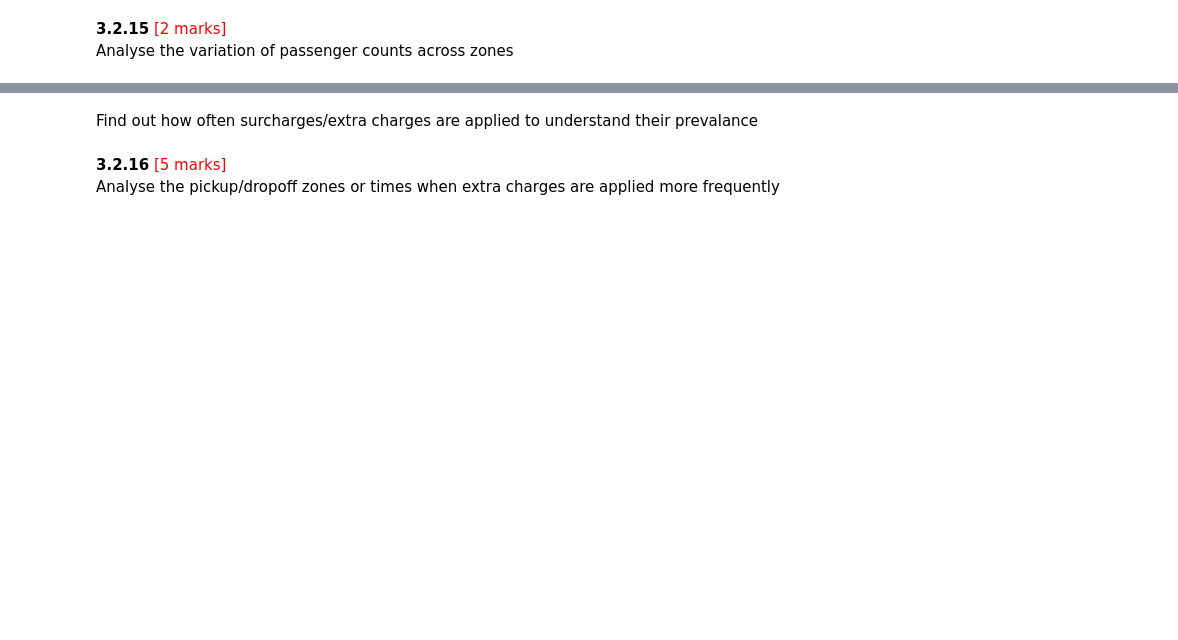
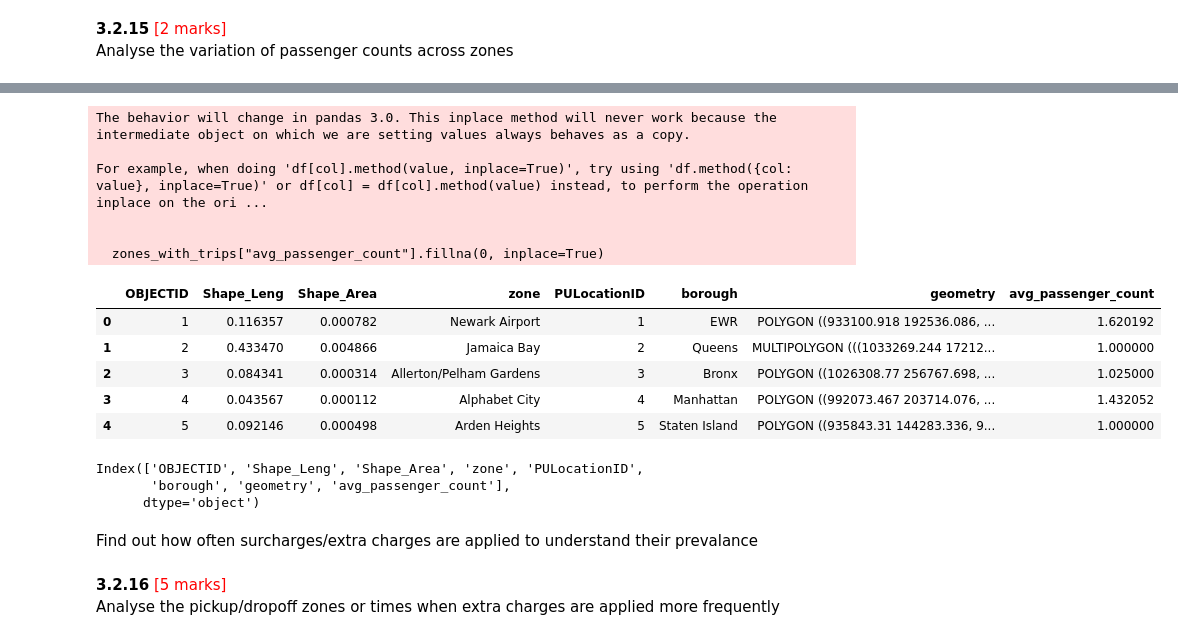
Before and after one commit to arnavxyz/EDA_Optimising_NYC_Taxis_Arnav_Dubey, a Jupyter notebook: EDA_Assg_NYC_Taxi_Starter.ipynb, the cells around one changed output, grey strips where cells are left out. Cells and saved outputs as stored; diff of their text form; code cells hidden in the pictures; blank space fills up the shorter version.

```diff
--- a/EDA_Assg_NYC_Taxi_Starter.ipynb
+++ b/EDA_Assg_NYC_Taxi_Starter.ipynb
@@ -2087,6 +2319,56 @@ Analyse the variation of passenger counts across zones
+# %%
+# Load the taxi zones shapefile (make sure the file path is correct)
+zones = gpd.read_file("./taxi_zones.shp")
+
+# Rename the location ID column in the zones dataset for merging
+zones.rename(columns={"LocationID": "PULocationID"}, inplace=True)
+
+# Compute the average passenger count per zone
+avg_passenger_per_zone = final_sampled_df.groupby("PULocationID")["passenger_count"].mean().reset_index()
+
+# Rename the column for clarity
+avg_passenger_per_zone.rename(columns={"passenger_count": "avg_passenger_count"}, inplace=True)
+
+# Merge zones with the trip data
+zones_with_trips = zones.merge(avg_passenger_per_zone, on="PULocationID", how="left")
+
+# Fill NaN values with 0 (for zones with no trips in the sample)
+zones_with_trips["avg_passenger_count"].fillna(0, inplace=True)
+
+# Display the updated GeoDataFrame
+zones_with_trips.head()
+# %% [output]
+The behavior will change in pandas 3.0. This inplace method will never work because the intermediate object on which we are setting values always behaves as a copy.
+
+For example, when doing 'df[col].method(value, inplace=True)', try using 'df.method({col: value}, inplace=True)' or df[col] = df[col].method(value) instead, to perform the operation inplace on the ori ...
+
+
+  zones_with_trips["avg_passenger_count"].fillna(0, inplace=True)
+|  | OBJECTID | Shape_Leng | Shape_Area | zone | PULocationID | borough | geometry | avg_passenger_count |
+| 0 | 1 | 0.116357 | 0.000782 | Newark Airport | 1 | EWR | POLYGON ((933100.918 192536.086, ... | 1.620192 |
+| 1 | 2 | 0.433470 | 0.004866 | Jamaica Bay | 2 | Queens | MULTIPOLYGON (((1033269.244 17212... | 1.000000 |
+| 2 | 3 | 0.084341 | 0.000314 | Allerton/Pelham Gardens | 3 | Bronx | POLYGON ((1026308.77 256767.698, ... | 1.025000 |
+| 3 | 4 | 0.043567 | 0.000112 | Alphabet City | 4 | Manhattan | POLYGON ((992073.467 203714.076, ... | 1.432052 |
+| 4 | 5 | 0.092146 | 0.000498 | Arden Heights | 5 | Staten Island | POLYGON ((935843.31 144283.336, 9... | 1.000000 |
 # %%
 # For a more detailed analysis, we can use the zones_with_trips GeoDataFrame
 # Create a new column for the average passenger count in each zone.
+
+print(zones_with_trips.columns)
+# Aggregate total trips and passenger count by PULocationID
+trip_passenger_stats = final_sampled_df.groupby("PULocationID").agg(
+    total_trips=("PULocationID", "count"),
+    total_passenger_count=("passenger_count", "sum")
+).reset_index()
+
+# Compute average passenger count per trip
+trip_passenger_stats["avg_passenger_count"] = (
+    trip_passenger_stats["total_passenger_count"] / trip_passenger_stats["total_trips"]
+)
+# %% [output]
+Index(['OBJECTID', 'Shape_Leng', 'Shape_Area', 'zone', 'PULocationID',
+       'borough', 'geometry', 'avg_passenger_count'],
+      dtype='object')
 # %% [markdown]
 Find out how often surcharges/extra charges are applied to understand their prevalance
 # %% [markdown]
```
Also changed, not shown: parts of 14 cells of this notebook.
